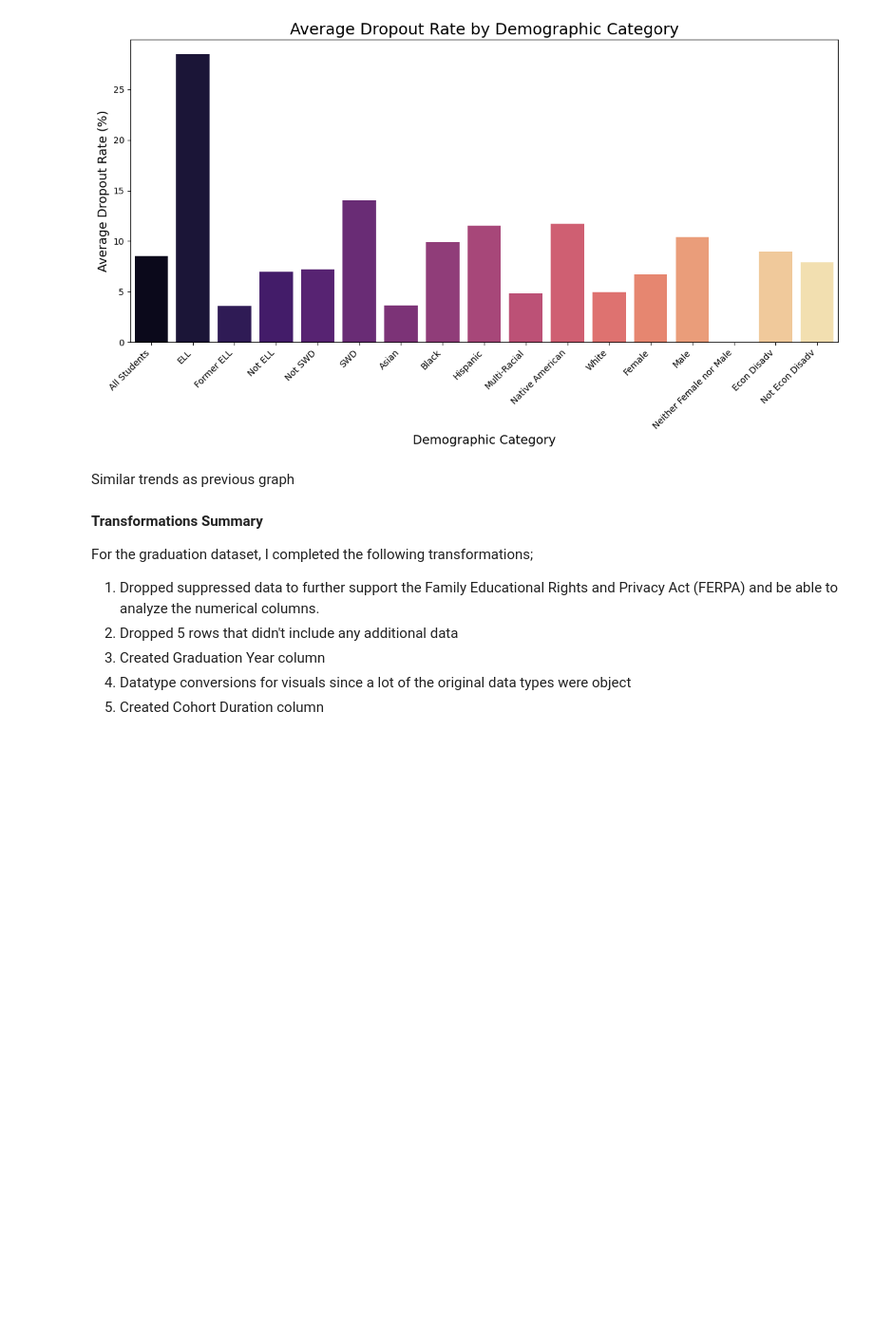
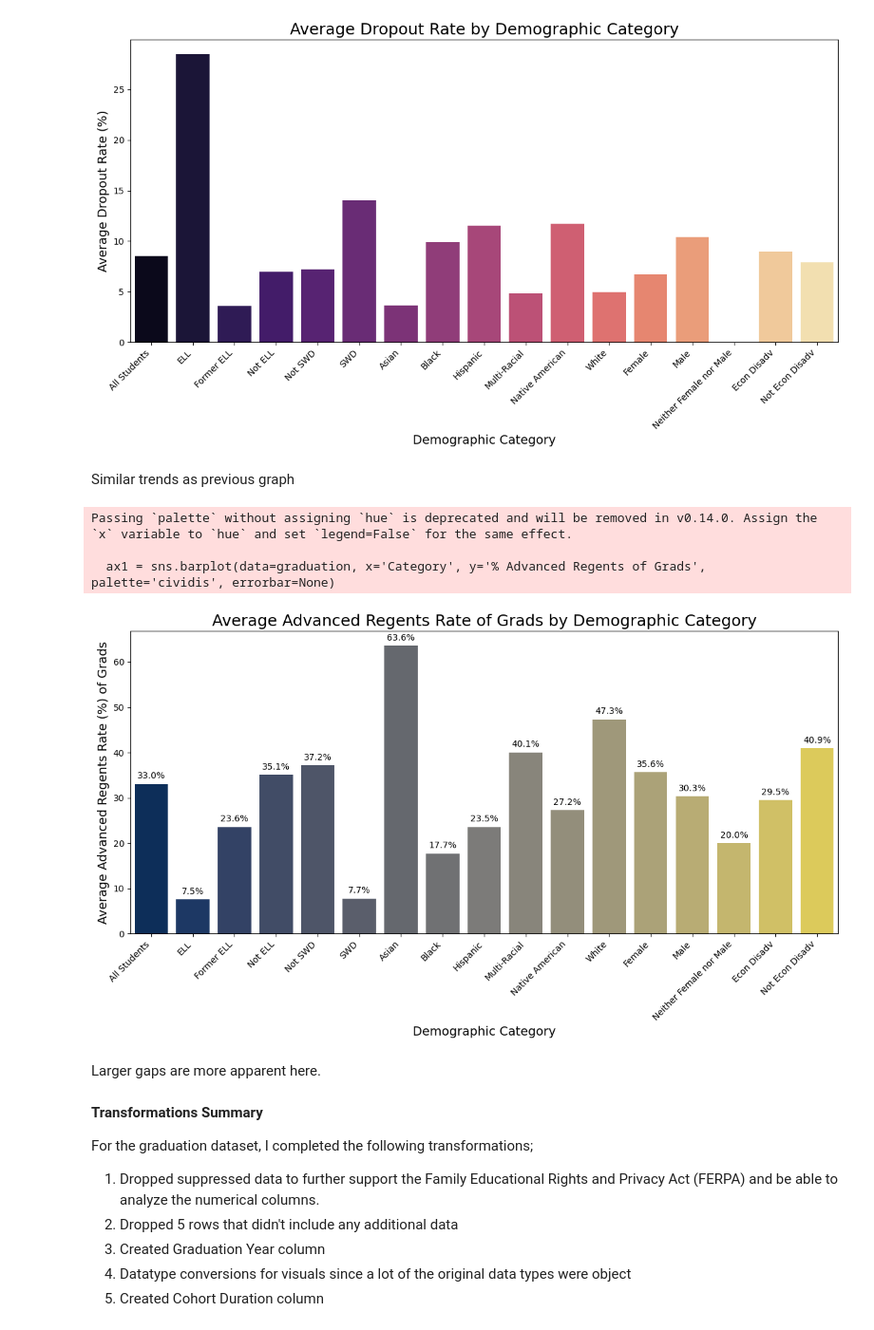
Before and after one commit to Mrfunderburker/Education-Capstone, a Jupyter notebook: code/graduation_eda.ipynb, the cells around one changed output. Shown: that part at 95% size. Saved outputs shown, nothing was run; the diff lists cells and outputs as text; code cells hidden in the pictures; blank space fills up the shorter version.

```diff
--- a/code/graduation_eda.ipynb
+++ b/code/graduation_eda.ipynb
@@ -381,6 +381,32 @@ Passing `palette` without assigning `hue` is deprecated and will be removed in v
 [figure]
 # %% [markdown]
 Similar trends as previous graph
+# %%
+# Average % Advanced Regents of Grads by Demographic Category
+plt.figure(figsize=(12, 7))
+ax1 = sns.barplot(data=graduation, x='Category', y='% Advanced Regents of Grads', palette='cividis', errorbar=None)
+plt.title('Average Advanced Regents Rate of Grads by Demographic Category', fontsize=18)
+plt.xlabel('Demographic Category', fontsize=14)
+plt.ylabel('Average Advanced Regents Rate (%) of Grads', fontsize=14)
+plt.xticks(rotation=45, ha='right')
+# Add percentage labels on each bar
+for p in ax1.patches:
+    ax1.annotate(f'{p.get_height():.1f}%',
+                (p.get_x() + p.get_width() / 2., p.get_height()),
+                ha='center', va='center',
+                xytext=(0, 9),
+                textcoords='offset points',
+                fontsize=10,
+                color='black')
+plt.tight_layout()
+plt.show()
+# %% [output]
+Passing `palette` without assigning `hue` is deprecated and will be removed in v0.14.0. Assign the `x` variable to `hue` and set `legend=False` for the same effect.
+
+  ax1 = sns.barplot(data=graduation, x='Category', y='% Advanced Regents of Grads', palette='cividis', errorbar=None)
+[figure, added]
+# %% [markdown]
+Larger gaps are more apparent here.
 # %% [markdown]
 **Transformations Summary**
 
```
